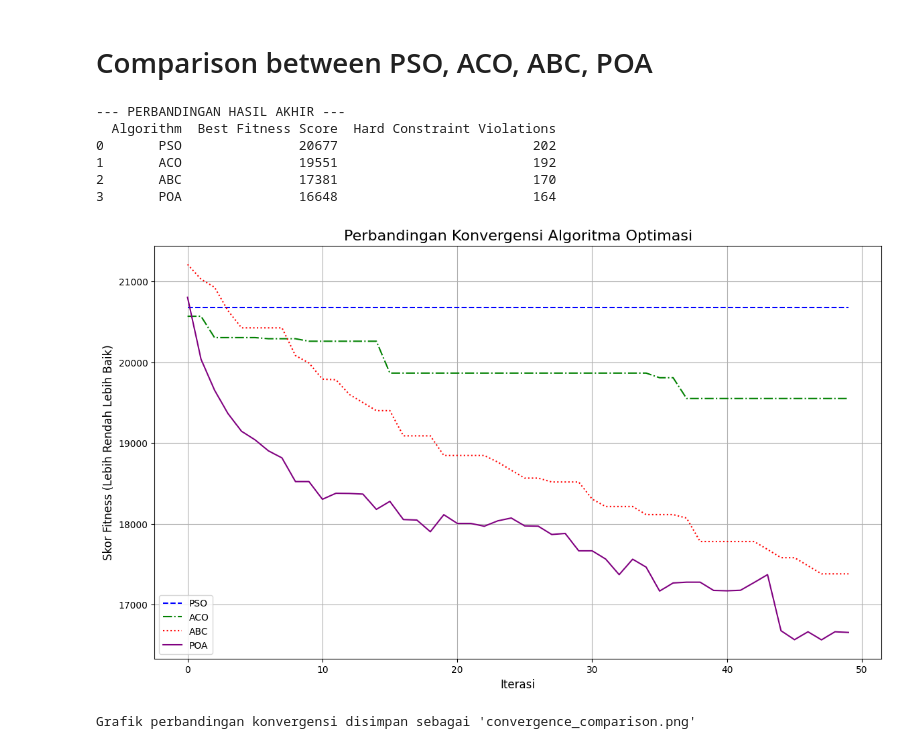
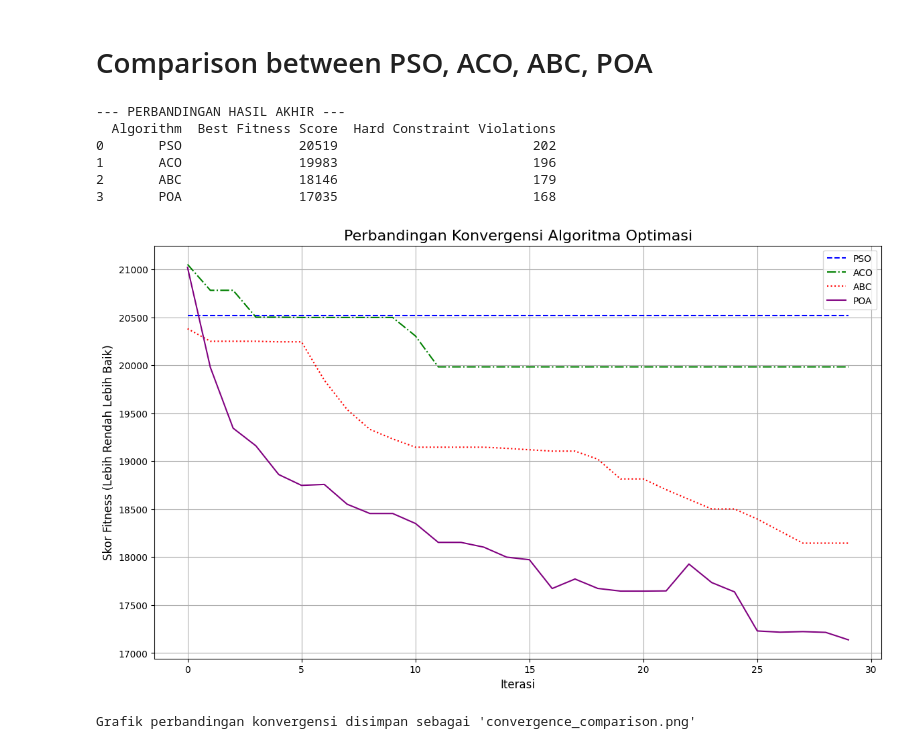
Before and after one commit to Ghatfaner/Scheduling_Puma_Optimizer, a Jupyter notebook: notebooks/pso_aco_abc_puma.ipynb, the cells around one changed output. Cells and saved outputs as stored; diff of their text form; code cells hidden in the pictures.

Commit message:
[add] add new iteration number of 20 and 30

```diff
--- a/notebooks/pso_aco_abc_puma.ipynb
+++ b/notebooks/pso_aco_abc_puma.ipynb
@@ -231,7 +231,7 @@ def pso_optimizer(courses, rooms_reg, rooms_lab, times, df_ruang_details, time_s
 # %%
 print("\n--- Menjalankan Particle Swarm Optimization ---")
 PSO_PARTICLES = 50
-PSO_ITERATIONS = 50
+PSO_ITERATIONS = 30
 
 pso_best_schedule, pso_fitness, pso_violations, pso_history = pso_optimizer(
     list_mk_unique, ruang_reguler, ruang_lab, time_slots, df_ruang, time_slots,
@@ -344,7 +344,7 @@ def aco_optimizer(courses, rooms_reg, rooms_lab, times, df_ruang_details, time_s
 # %%
 print("\n--- Menjalankan Ant Colony Optimization ---")
 ACO_ANTS = 50
-ACO_ITERATIONS = 50
+ACO_ITERATIONS = 30
 
 aco_best_schedule, aco_fitness, aco_violations, aco_history = aco_optimizer(
     list_mk_unique, ruang_reguler, ruang_lab, time_slots, df_ruang, time_slots,
@@ -461,7 +461,7 @@ def abc_optimizer(courses, rooms_reg, rooms_lab, times, df_ruang_details, time_s
 # %%
 print("\n--- Menjalankan Artificial Bee Colony Optimization ---")
 ABC_BEES = 50
-ABC_ITERATIONS = 50
+ABC_ITERATIONS = 30
 ABC_LIMIT = 50
 
 abc_best_schedule, abc_fitness, abc_violations, abc_history = abc_optimizer(
@@ -636,36 +636,35 @@ Jadwal terbaik dari POA disimpan sebagai 'jadwal_poa.csv'
 # %%
 print("\n--- PERBANDINGAN HASIL AKHIR ---")
 results = {
     "Algorithm": ["PSO", "ACO", "ABC", "POA"],
     "Best Fitness Score": [pso_fitness, aco_fitness, abc_fitness, poa_fitness],
     "Hard Constraint Violations": [pso_violations, aco_violations, abc_violations, poa_violations]
 }
 df_results = pd.DataFrame(results)
 print(df_results.to_string())
 
 # Plotting Konvergensi
 plt.figure(figsize=(14, 8))
 plt.plot(pso_history, label="PSO", color="blue", linestyle='--')
 plt.plot(aco_history, label="ACO", color="green", linestyle='-.')
 plt.plot(abc_history, label="ABC", color="red", linestyle=':')
 plt.plot(poa_history, label="POA", color="purple", linestyle='-')
 
 plt.title("Perbandingan Konvergensi Algoritma Optimasi", fontsize=16)
 plt.xlabel("Iterasi", fontsize=12)
 plt.ylabel("Skor Fitness (Lebih Rendah Lebih Baik)", fontsize=12)
 plt.legend()
 plt.grid(True)
-img = 4
 plt.savefig("convergence_comparison_{img}.png")
 plt.show()
 
 print("\nGrafik perbandingan konvergensi disimpan sebagai 'convergence_comparison.png'")
 # %% [output]
 --- PERBANDINGAN HASIL AKHIR ---
   Algorithm  Best Fitness Score  Hard Constraint Violations
-0       PSO               20677                         202
-1       ACO               19551                         192
-2       ABC               17381                         170
-3       POA               16648                         164
+0       PSO               20519                         202
+1       ACO               19983                         196
+2       ABC               18146                         179
+3       POA               17035                         168
-[figure, old version]
+[figure, new version]
 Grafik perbandingan konvergensi disimpan sebagai 'convergence_comparison.png'
```
Also changed, not shown: parts of 4 cells of this notebook, 17 other files.
